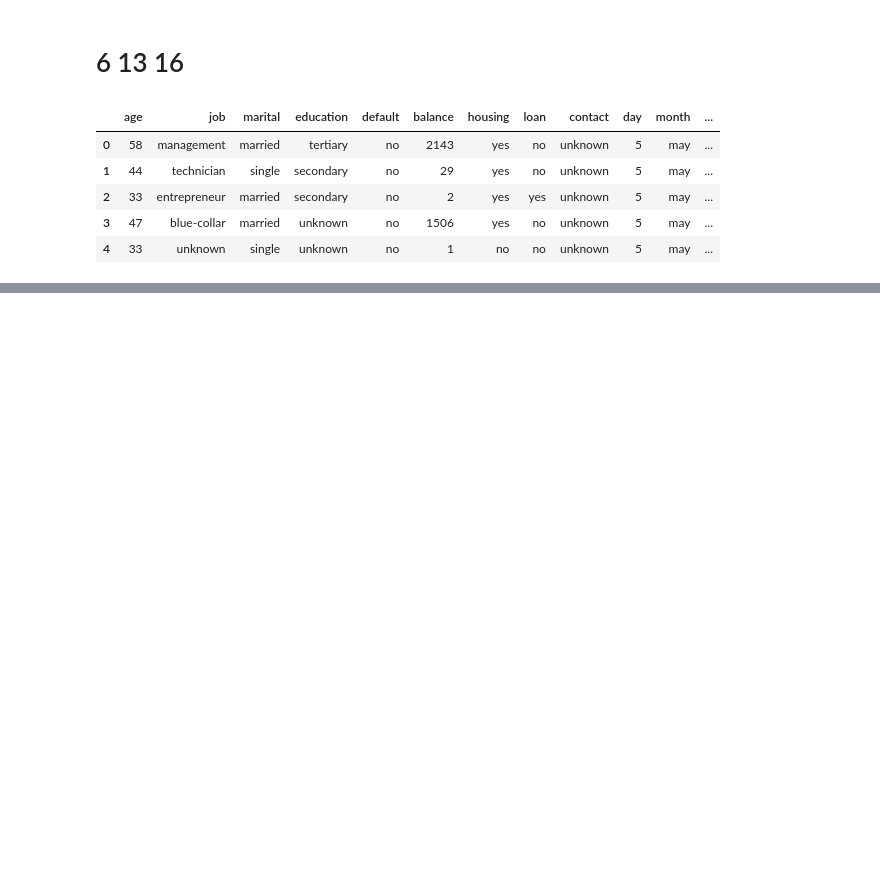
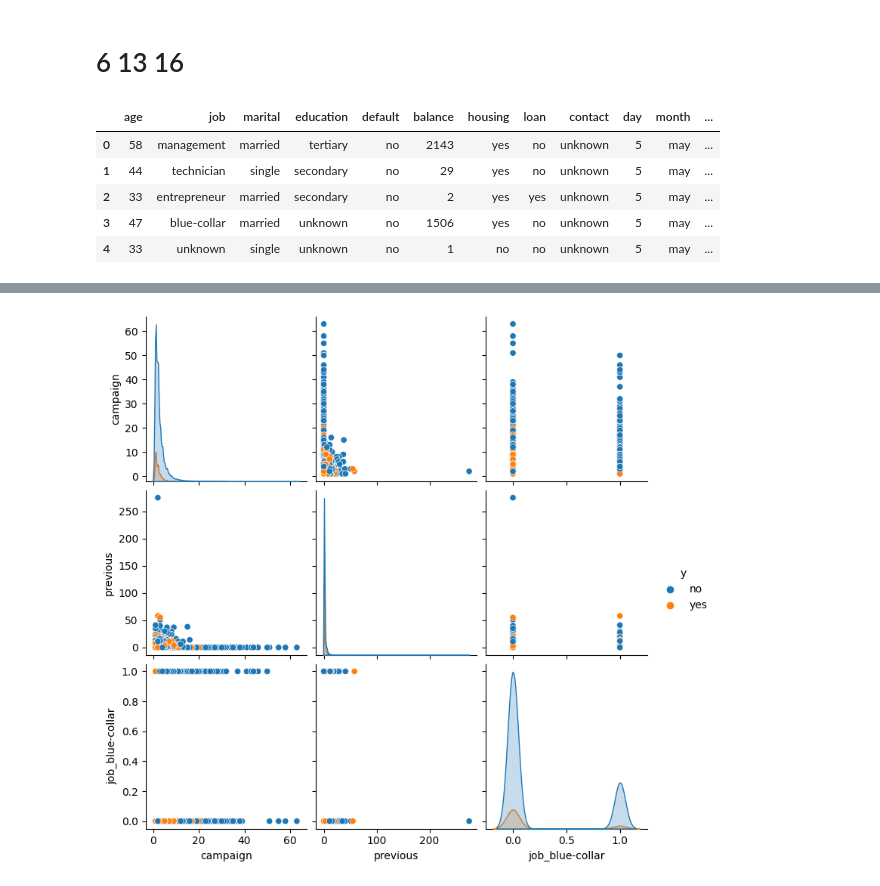
Before and after one commit to AthimetA/FRA503_HW_ML, a Jupyter notebook: HW1-ML.ipynb, the cells around one changed output, grey strips where cells are left out. Saved outputs shown, nothing was run; the diff lists cells and outputs as text; code cells hidden in the pictures; blank space fills up the shorter version.

```diff
--- a/HW1-ML.ipynb
+++ b/HW1-ML.ipynb
@@ -72,3 +126,9 @@ Name: y, dtype: int64
+# %%
+df_new = pd.concat([df_new, y], axis=1)
+# df_new
+# checkCorrFT(df_new.iloc[:,lambda x: [0,1,2,-1]], 'y')
+# %% [output]
+[figure, added]
 # %%
 # # Drop No outlier
 # df = df.drop(df[df['campaign'] >= 40].index)
```
Also changed, not shown: parts of 30 cells of this notebook.
